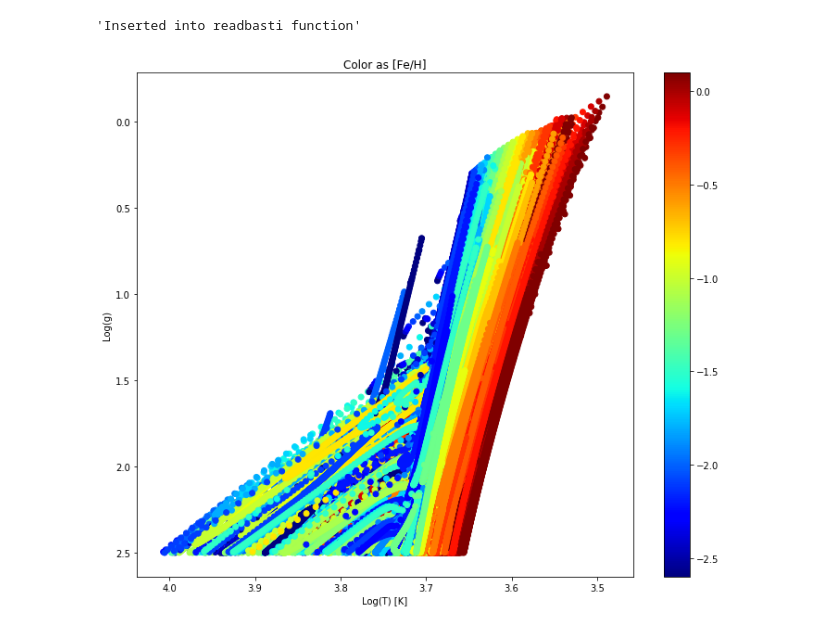
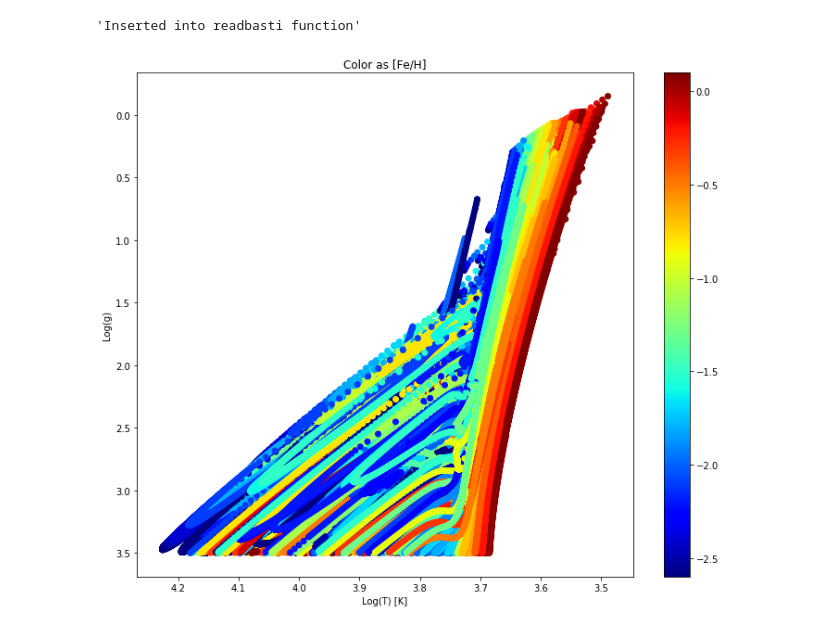
Before and after one commit to JoshuaPovick/Magellanic_Ages, a Jupyter notebook: BaSTI_only.ipynb, the cells around one changed output. Saved outputs shown, nothing was run; the diff lists cells and outputs as text; code cells hidden in the pictures.

```diff
--- a/BaSTI_only.ipynb
+++ b/BaSTI_only.ipynb
@@ -158,16 +193,16 @@ plt.show()
 # %% [output]
 'Inserted into readbasti function'
 # %%
-rgb = np.where(tbasti['LOGG']<2.5)
+rgb = np.where(tbasti['LOGG']<3.5)
 
 plt.figure(figsize=[12,10])
 plt.scatter(tbasti['LOGT'][rgb],tbasti['LOGG'][rgb],c=tbasti['FEH'][rgb],cmap='jet')
 plt.gca().invert_yaxis()
 plt.gca().invert_xaxis()
 plt.colorbar()
 plt.xlabel(r'Log(T) [K]')
 plt.ylabel(r'Log(g)')
 plt.title(r'Color as [Fe/H]')
 plt.show()
 # %% [output]
-[figure, old version]
+[figure, new version]
```
Also changed, not shown: parts of 11 cells of this notebook, 7 other files.
